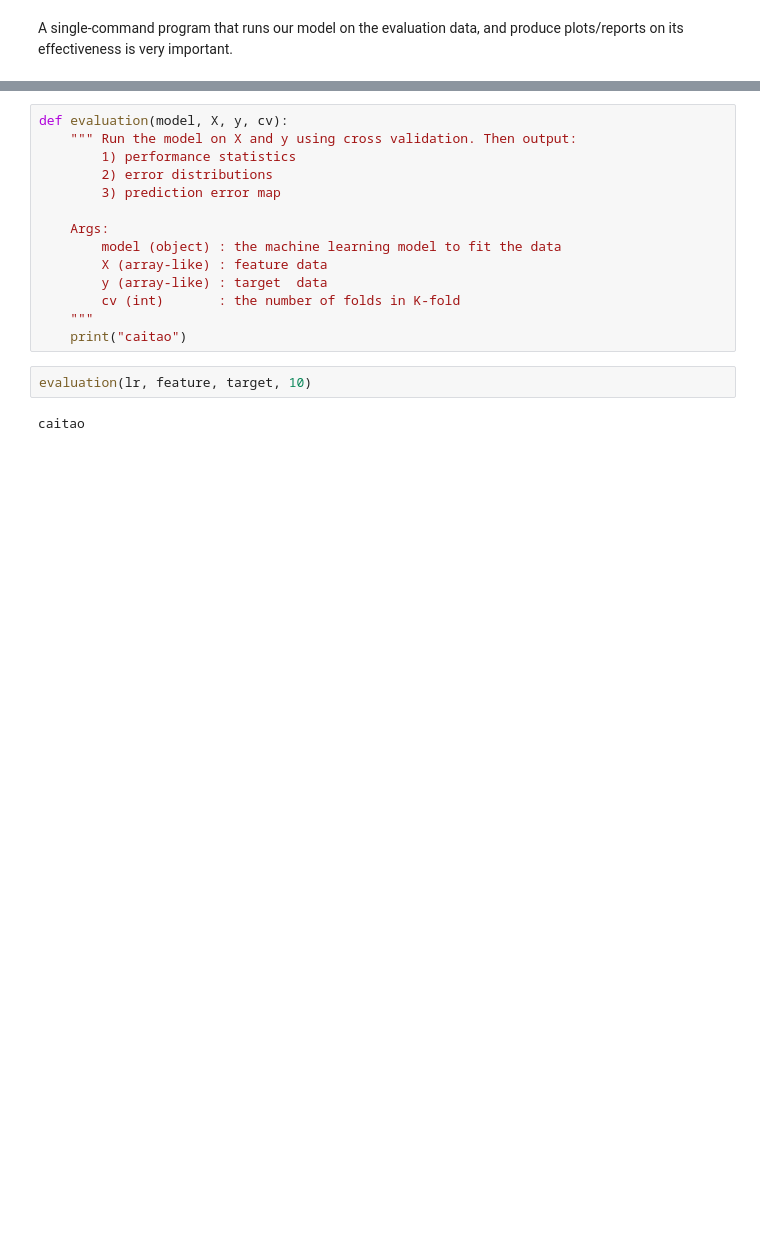
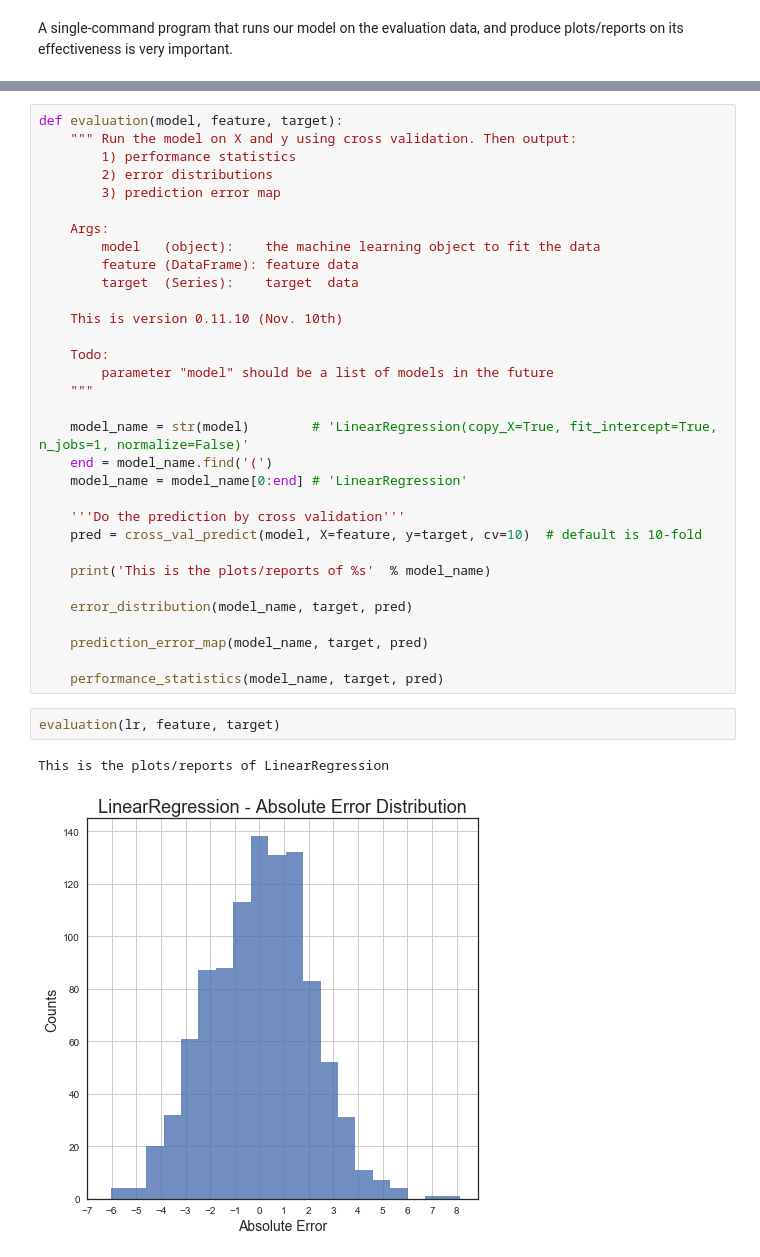
Before and after one commit to caitaozhan/CSE519-Homework-Project, a Jupyter notebook: TheProject/src/music-Caitao.ipynb, the cells around one changed output, grey strips where cells are left out. Cells and saved outputs as stored; diff of their text form; blank space fills up the shorter version.

Commit message:
Evaluation part (version 0.11.10) is finished.

```diff
--- a/TheProject/src/music-Caitao.ipynb
+++ b/TheProject/src/music-Caitao.ipynb
@@ -217,18 +289,37 @@ A single-command program that runs our model on the evaluation data, and produce
 # %%
-def evaluation(model, X, y, cv):
+def evaluation(model, feature, target):
     """ Run the model on X and y using cross validation. Then output:
         1) performance statistics
         2) error distributions
         3) prediction error map
 
     Args:
-        model (object) : the machine learning model to fit the data
-        X (array-like) : feature data
-        y (array-like) : target  data
-        cv (int)       : the number of folds in K-fold
+        model   (object):    the machine learning object to fit the data
+        feature (DataFrame): feature data
+        target  (Series):    target  data
+
+    This is version 0.11.10 (Nov. 10th)
+
+    Todo:
+        parameter "model" should be a list of models in the future
     """
-    print("caitao")
+
+    model_name = str(model)        # 'LinearRegression(copy_X=True, fit_intercept=True, n_jobs=1, normalize=False)'
+    end = model_name.find('(')
+    model_name = model_name[0:end] # 'LinearRegression'
+
+    '''Do the prediction by cross validation'''
+    pred = cross_val_predict(model, X=feature, y=target, cv=10)  # default is 10-fold
+
+    print('This is the plots/reports of %s'  % model_name)
+
+    error_distribution(model_name, target, pred)
+
+    prediction_error_map(model_name, target, pred)
+
+    performance_statistics(model_name, target, pred)
 # %%
-evaluation(lr, feature, target, 10)
+evaluation(lr, feature, target)
 # %% [output]
-caitao
+This is the plots/reports of LinearRegression
+[figure, added]
```
Also changed, not shown: parts of 9 cells of this notebook.
